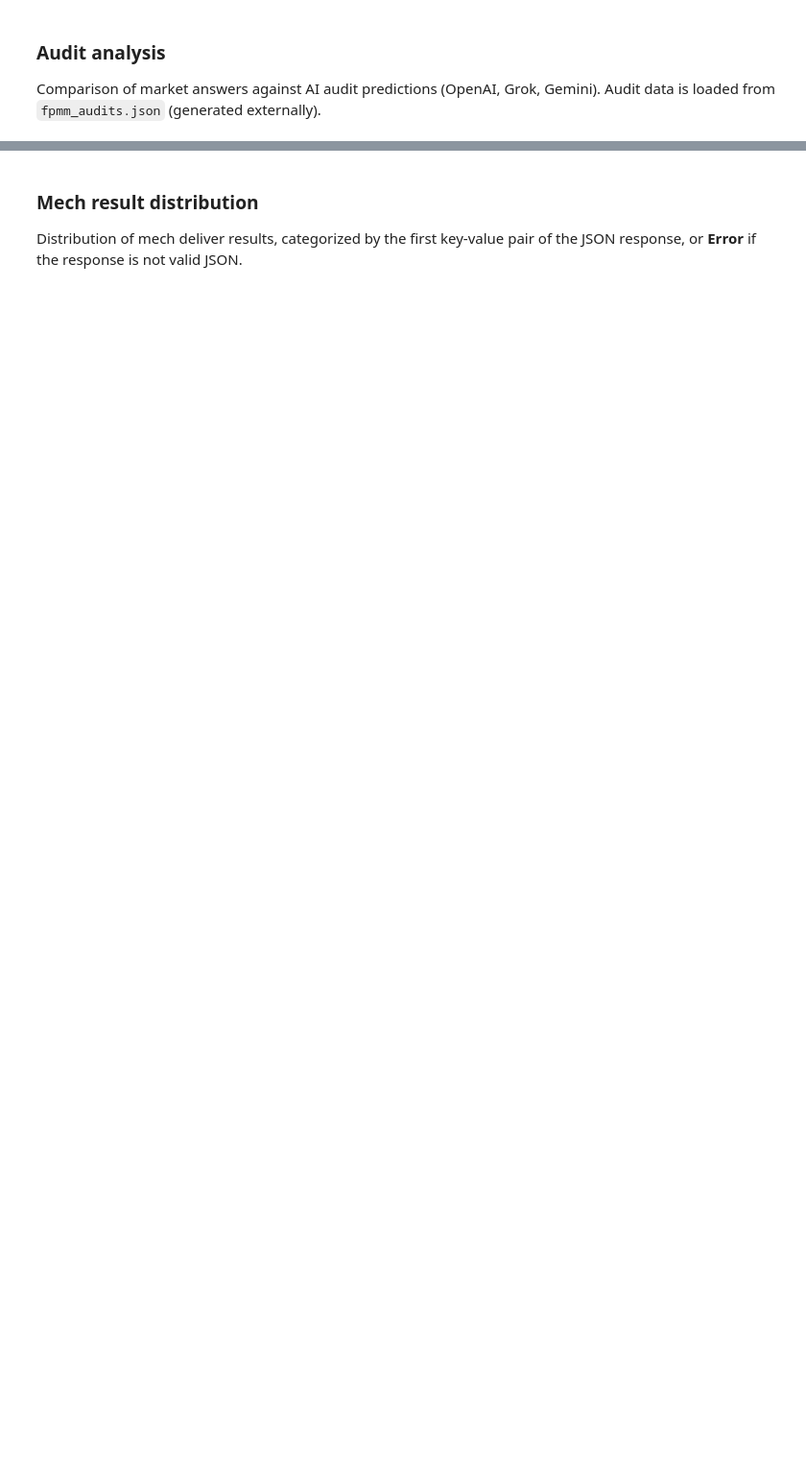
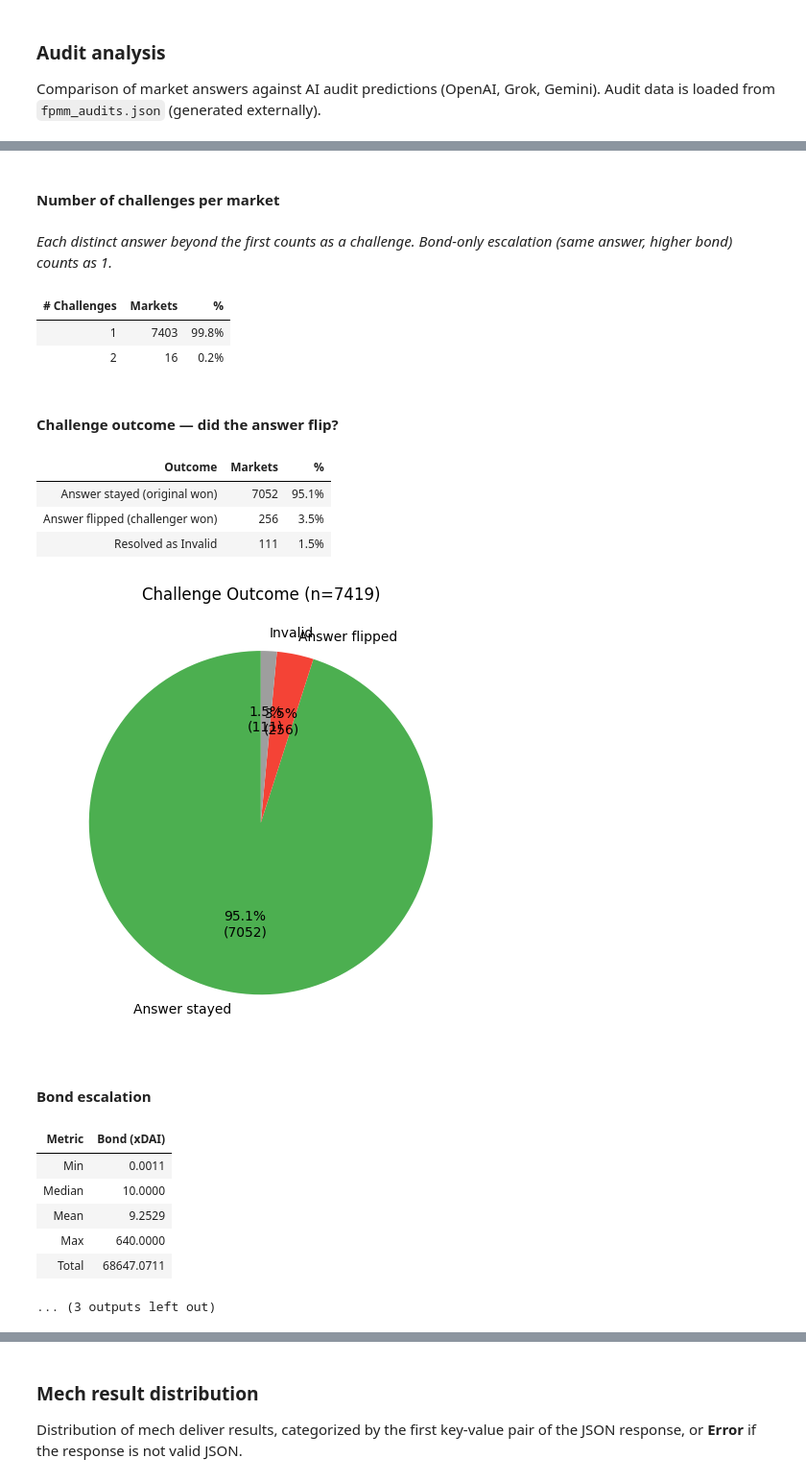
Before and after one commit to valory-xyz/market-creator, a Jupyter notebook: notebooks/market_creator_activity.ipynb, the cells around one changed output, grey strips where cells are left out. Shown at 96% size. Drawn from its saved outputs; the diff is of its cells as text; code cells hidden in the pictures; blank space fills up the shorter version.

```diff
--- a/notebooks/market_creator_activity.ipynb
+++ b/notebooks/market_creator_activity.ipynb
@@ -469,9 +551,9 @@ if n_challenged > 0:
         ax.pie(
             pie_values, labels=pie_labels, colors=oc_colors,
             autopct=lambda p, t=total_oc: f"{p:.1f}%\n({int(round(p * t / 100))})",
-            startangle=90, textprops={"fontsize": 11},
+            startangle=90,
         )
-        ax.set_title(f"Challenge Outcome\n(n={n_challenged})", fontsize=12, fontweight="bold")
+        ax.set_title(f"Challenge Outcome (n={n_challenged})")
         plt.tight_layout()
         plt.show()
 
@@ -527,3 +609,4 @@ if n_challenged > 0:
             "Fail = no audit agrees. Higher fail rate among challenged markets "
             "suggests challenges correlate with incorrect initial answers.</i></p>"
         ))
+# %% [output]
@@ -530 +622,20 @@ if n_challenged > 0:
+Number of challenges per market
+Each distinct answer beyond the first counts as a challenge. Bond-only escalation (same answer, higher bond) counts as 1.
+| # Challenges | Markets | % |
+| 1 | 7403 | 99.8% |
+| 2 | 16 | 0.2% |
+Challenge outcome — did the answer flip?
+| Outcome | Markets | % |
+| Answer stayed (original won) | 7052 | 95.1% |
+| Answer flipped (challenger won) | 256 | 3.5% |
+| Resolved as Invalid | 111 | 1.5% |
+[figure, added]
+Bond escalation
+| Metric | Bond (xDAI) |
+| Min | 0.0011 |
+| Median | 10.0000 |
+| Mean | 9.2529 |
+| Max | 640.0000 |
+| Total | 68647.0711 |
+... (3 outputs left out)
 # %%
```
Also changed, not shown: parts of 19 cells of this notebook.
